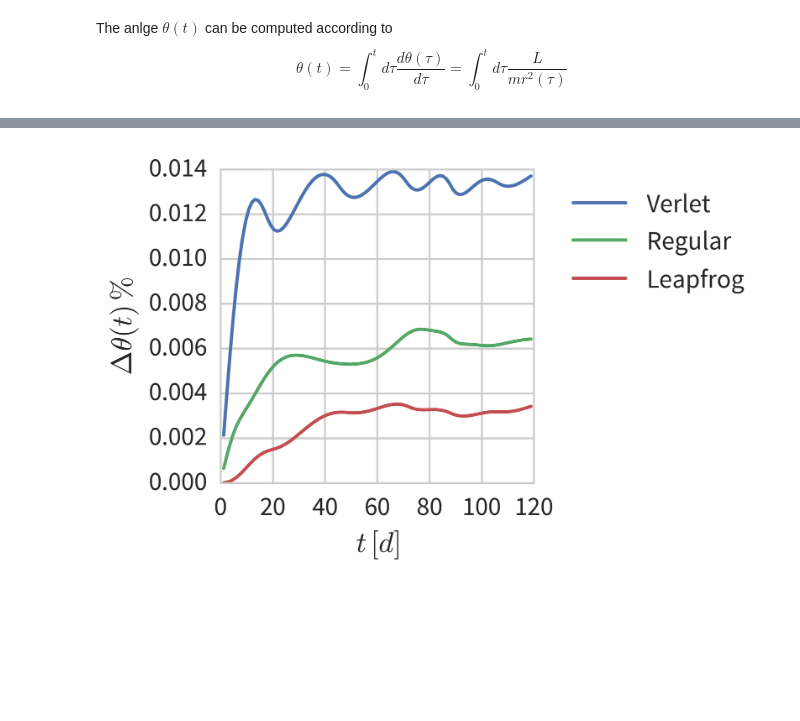
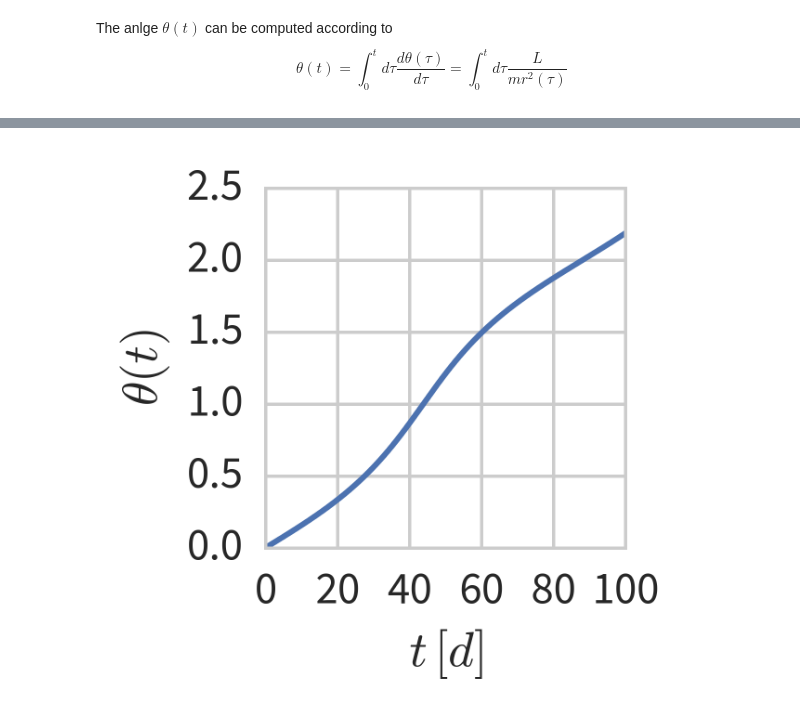
Before and after one commit to ckoerber/mercury-numerical, a Jupyter notebook: scripts/OrbitAnalysis.ipynb, the cells around one changed output, grey strips where cells are left out. Cells and saved outputs as stored; diff of their text form; code cells hidden in the pictures; blank space fills up the shorter version.

```diff
--- a/scripts/OrbitAnalysis.ipynb
+++ b/scripts/OrbitAnalysis.ipynb
@@ -321,8 +238,0 @@ for key, theta in theta_res.items():
-# %%
-err_r = {}
-rAd    = {}
-for key in analytic_res.keys():
-    xA, yA = analytic_res[key]
-    x , y  = numerical_res[key]
-    rAd[key] = np.sqrt(xA**2 + yA**2)
-    err_r[key] = np.sqrt( (x-xA)**2*xA**2 + (y-yA)**2*yA**2 )/rAd[key]
@@ -367,18 +239,29 @@ for key, er in err_r.items():
-# %%
-fig = plt.figure(figsize=(3,3), dpi=500)
-
-
-for key in ["Verlet", "Regular","Leapfrog"]:
-    plt.plot(trange[::NStep], DeltaTheta[key], label=key)
-
-plt.legend(loc="upper left", bbox_to_anchor=(1.05,1.))
-
-plt.xlabel("$t \, [d]$")
-
-plt.ylabel(r"$\Delta \theta(t) \, \%$")
-
-ax = plt.gca()
-
-plt.show()
-# %% [output]
-[figure, removed]
+# %%
+ex = []
+ey = []
+er = []
+xAR = []
+yAR = []
+
+theta = 0
+thrange = []
+for x, y in zip(xN, yN):
+    theta += LdM /(x**2 + y**2)*dt
+    thrange +=[theta]
+    xA, yA = get_xyA(theta)
+    xAR += [xA]
+    yAR += [yA]
+    ex += [np.sqrt( (x-xA)**2 )]
+    ey += [np.sqrt( (y-yA)**2 )]
+    er += [np.sqrt( (x-xA)**2 + (y-yA)**2 )]
+# %%
+fig = plt.figure(figsize=(2,2), dpi=500)
+
+plt.plot(trange, np.array(thrange)/np.pi, label="$\Delta r$")
+plt.ylabel(r"$\theta(t)$")
+
+plt.xlabel("$t \, [d]$")
+
+plt.show()
+# %% [output]
+[figure, added]
```
Also changed, not shown: parts of 19 cells of this notebook, 2 other files.
